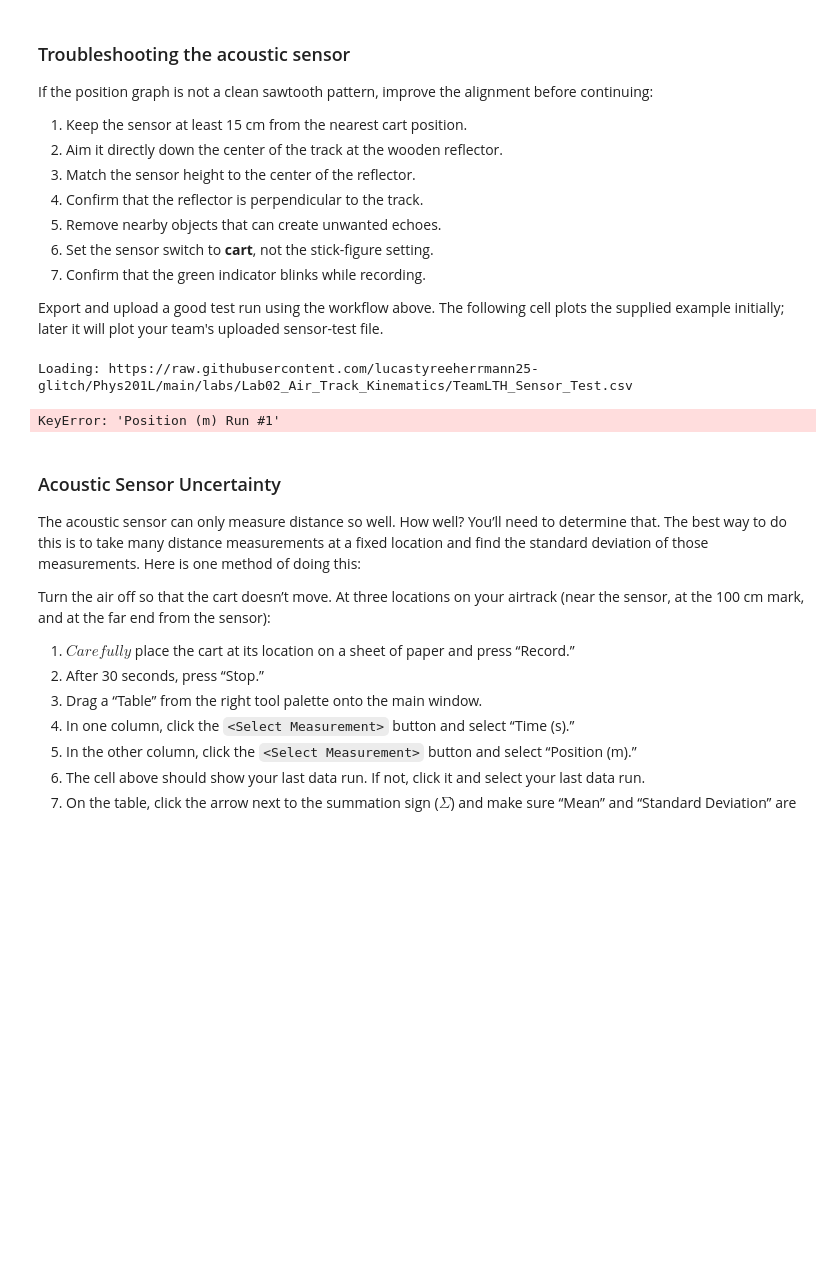
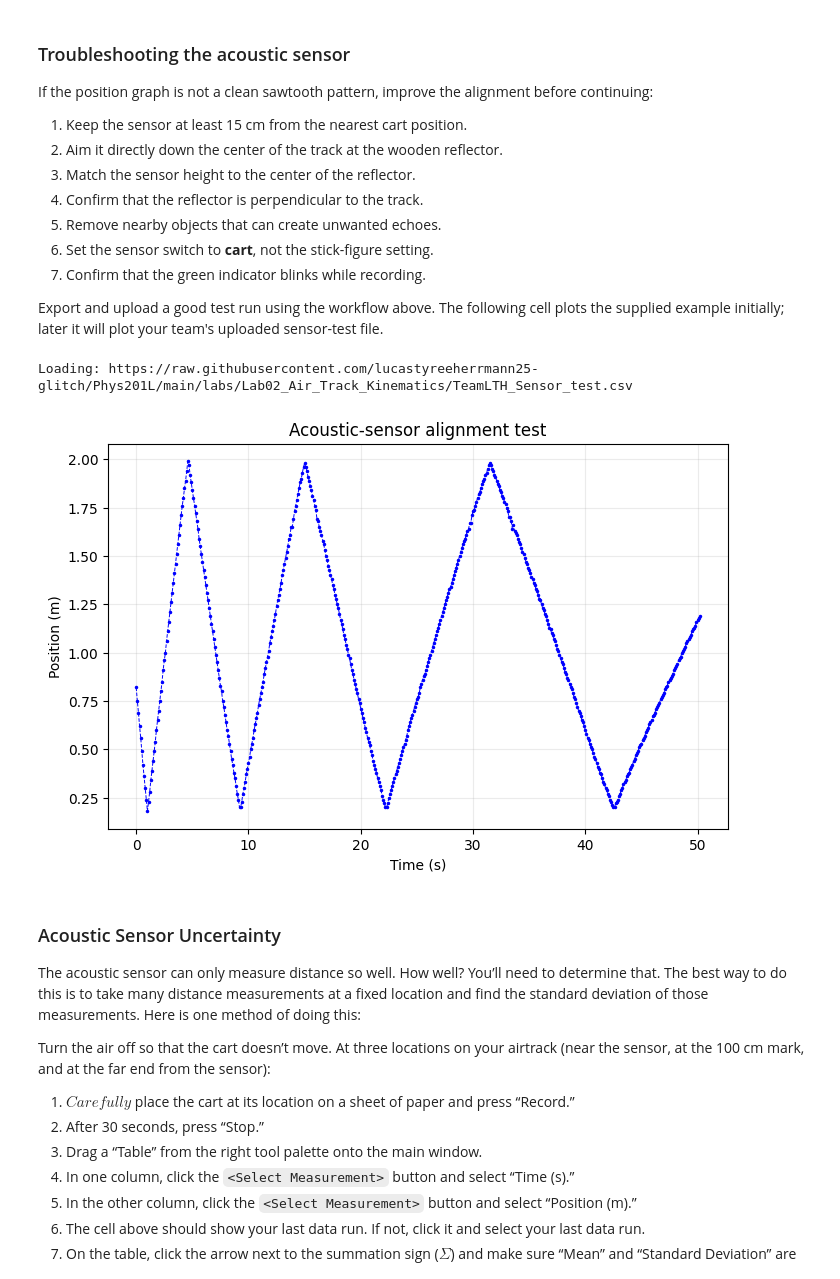
Before and after one commit to lucastyreeherrmann25-glitch/Phys201L, a Jupyter notebook: labs/Lab02_Air_Track_Kinematics/Lab02_Air_Track_Kinematics.ipynb, the cells around one changed output. Saved outputs shown, nothing was run; the diff lists cells and outputs as text; code cells hidden in the pictures; blank space fills up the shorter version.

```diff
--- a/labs/Lab02_Air_Track_Kinematics/Lab02_Air_Track_Kinematics.ipynb
+++ b/labs/Lab02_Air_Track_Kinematics/Lab02_Air_Track_Kinematics.ipynb
@@ -192,7 +192,7 @@ REPOSITORY = "Phys201L"
 BRANCH = "main"
 LAB_PATH = "labs/Lab02_Air_Track_Kinematics"
 
-SENSOR_FILE = "TeamLTH_Sensor_Test.csv"
+SENSOR_FILE = "TeamLTH_Sensor_test.csv"
 LEVEL_FILE = "Team##_Level_Airtrack.csv"
 INCLINED_FILE = "Team##_Inclined_Airtrack.csv"
 
@@ -230,37 +230,37 @@ def linear_fit(x, y, sigma, xmin, xmax):
     plt.plot(grid, model(grid, *pars), 'r-', label='Linear fit')
     return pars[0], pars[1], errors[0], errors[1]
 
 def quadratic_fit(x, y, sigma, xmin, xmax):
     x, y, sigma = finite_interval(x, y, sigma, xmin, xmax)
     model = lambda t, A, B, C: A*t**2 + B*t + C
     pars, cov = curve_fit(model, x, y, sigma=sigma, absolute_sigma=True)
     errors = np.sqrt(np.diag(cov))
     grid = np.linspace(x.min(), x.max(), 300)
     plt.plot(grid, model(grid, *pars), 'g-', label='Quadratic fit')
     return (*pars, *errors)
 
 def constant_fit(x, y, sigma, xmin, xmax):
     x, y, sigma = finite_interval(x, y, sigma, xmin, xmax)
     weights = 1/sigma**2
     mean = np.sum(weights*y)/np.sum(weights)
     uncertainty = np.sqrt(1/np.sum(weights))
     plt.axhline(mean, color='r', label='Weighted mean')
     return mean, uncertainty
 
 # Sensor-test example
-sensor_df = load_lab_csv('TeamLTH_Sensor_Test.csv', SENSOR_FILE)
+sensor_df = load_lab_csv('TeamLTH_Sensor_test.csv', SENSOR_FILE)
 sensor_time = sensor_df['Time (s) Run #1'].to_numpy(dtype=float)
-sensor_position = sensor_df['Position (m) Run #1'].to_numpy(dtype=float)
+sensor_position = sensor_df['Position, Ch1&2 (m) Run #1'].to_numpy(dtype=float)
 
 fig, ax = plt.subplots(figsize=(8, 5))
 ax.plot(sensor_time, sensor_position, 'b.', markersize=3)
 ax.plot(sensor_time, sensor_position, 'b--', linewidth=0.7)
 ax.set(xlabel='Time (s)', ylabel='Position (m)', title='Acoustic-sensor alignment test')
 ax.grid(alpha=0.25)
 plt.show()
 # %% [output]
-Loading: https://raw.githubusercontent.com/lucastyreeherrmann25-glitch/Phys201L/main/labs/Lab02_Air_Track_Kinematics/TeamLTH_Sensor_Test.csv
+Loading: https://raw.githubusercontent.com/lucastyreeherrmann25-glitch/Phys201L/main/labs/Lab02_Air_Track_Kinematics/TeamLTH_Sensor_test.csv
-KeyError: 'Position (m) Run #1'
+[figure, added]
 # %% [markdown]
 ### Acoustic Sensor Uncertainty
 The acoustic sensor can only measure distance so well. How well? You’ll need to determine that. The best way to do this is to take many distance measurements at a fixed location and find the standard deviation of those measurements. Here is one method of doing this:
```
Also changed, not shown: parts of 1 cell of this notebook.
